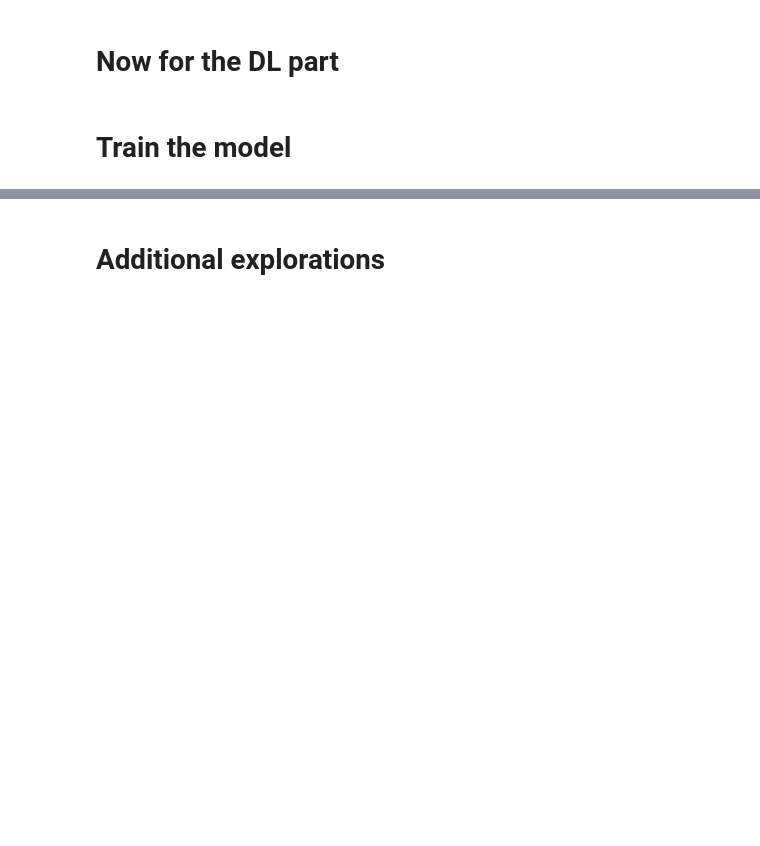
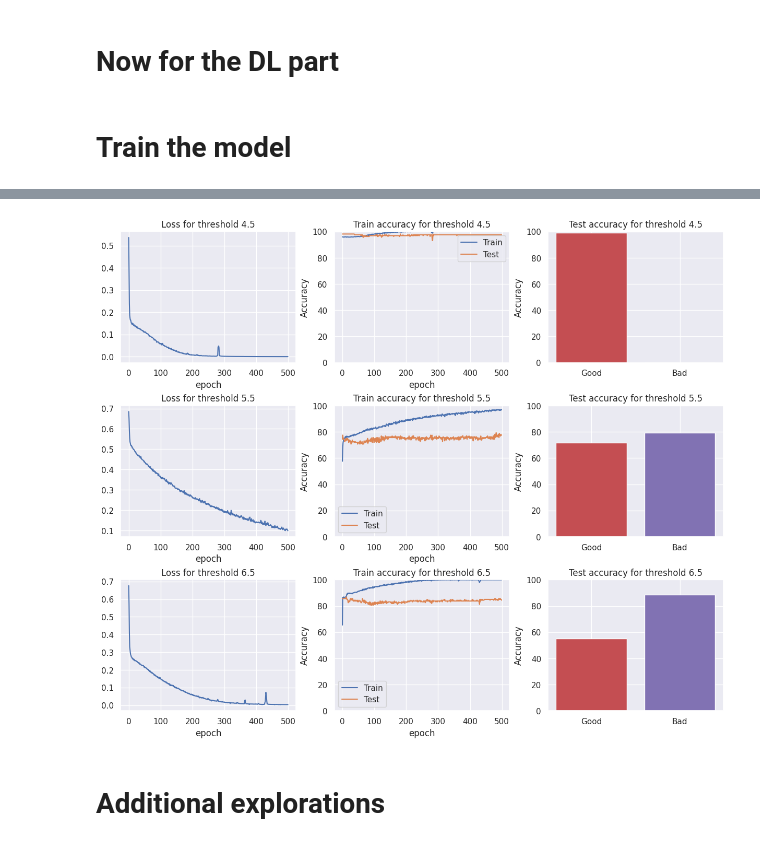
Before and after one commit to scott-huberty/DeepUnderstandingOfDeepLearning, a Jupyter notebook: metaparams/DUDL_data_CodeChallengeUbalanced_Scott.ipynb, the cells around one changed output, grey strips where cells are left out. Drawn from its saved outputs; the diff is of its cells as text; code cells hidden in the pictures; blank space fills up the shorter version.

```diff
--- a/metaparams/DUDL_data_CodeChallengeUbalanced_Scott.ipynb
+++ b/metaparams/DUDL_data_CodeChallengeUbalanced_Scott.ipynb
@@ -283,3 +262,29 @@ plt.show()
+# %%
+fig, axes = plt.subplots(3, 3, figsize=(12, 10), constrained_layout=True)
+colors = sns.color_palette()
+
+for thresh, ax in zip(thresholds, axes[:, 0]):
+  losses.sel(threshold=thresh).plot(ax=ax)
+  ax.set_title(f'Loss for threshold {thresh}')
+
+for thresh, ax in zip(thresholds, axes[:, 1]):
+  train_results.sel(threshold=thresh).plot(ax=ax, label="Train")
+  test_results.sel(threshold=thresh, quality="all").plot(ax=ax, label="Test")
+  ax.legend()
+  ax.set_title(f'Train accuracy for threshold {thresh}')
+  ax.set_ylim([0, 100])
+  ax.set_ylabel("Accuracy")
+
+# Accuracy computed per quality bin
+for thresh, ax in zip(thresholds, axes[:, 2]):
+  good_acc = test_results.sel(threshold=thresh, quality="good").mean("epoch")
+  bad_acc = test_results.sel(threshold=thresh, quality="bad").mean("epoch")
+  ax.bar(["Good", "Bad"], [good_acc, bad_acc], color=[colors[3], colors[4]])
+  ax.set_title(f'Test accuracy for threshold {thresh}')
+  ax.set_ylim([0, 100])
+  ax.set_ylabel("Accuracy")
+# %% [output]
+[figure, added]
 # %% [markdown]
 # Additional explorations
 # %%
```
Also changed, not shown: parts of 7 cells of this notebook.
